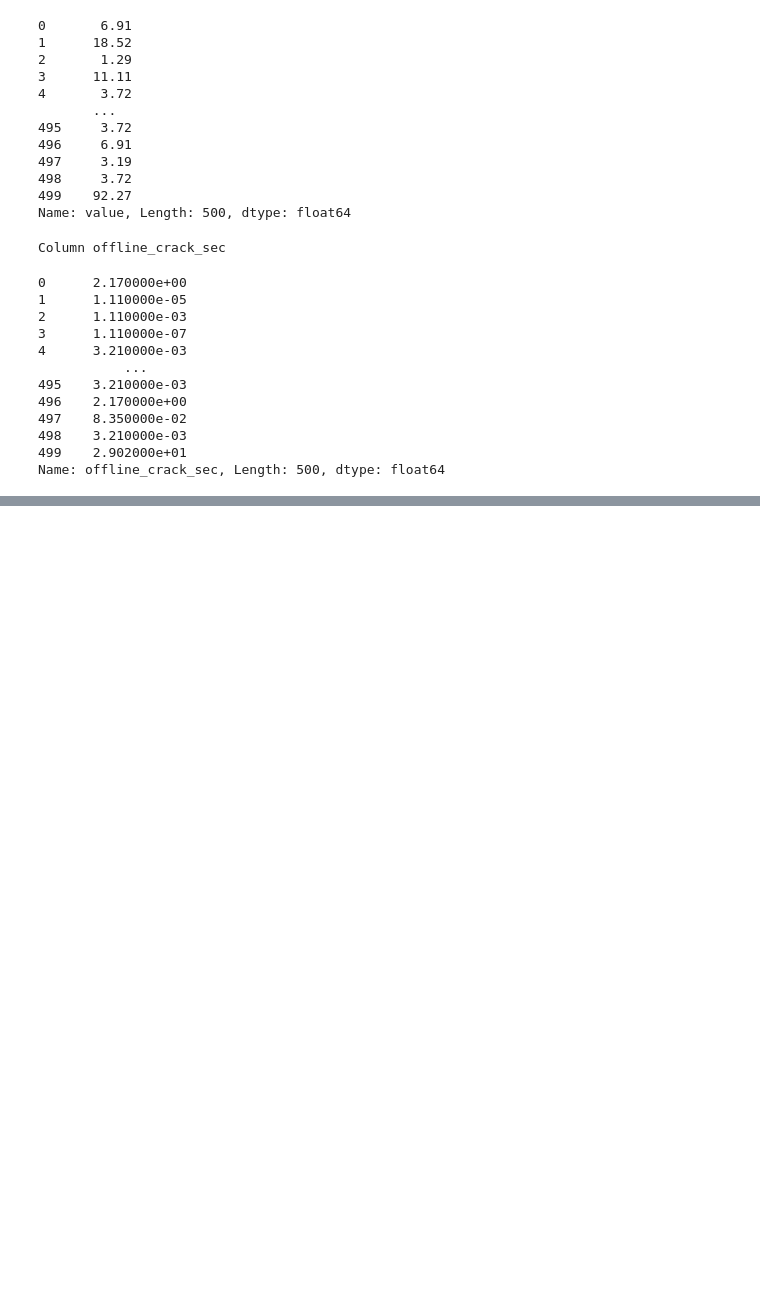
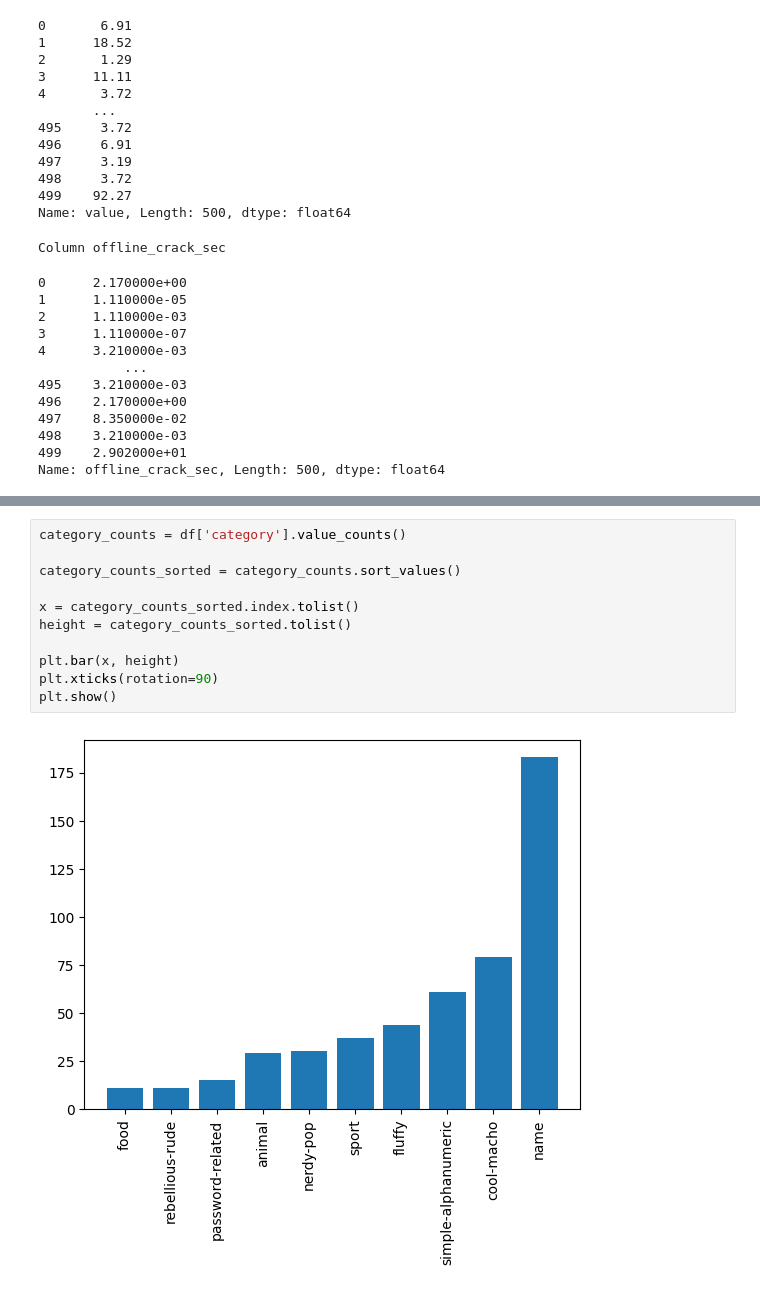
Before and after one commit to GustavoPMarcena/AnaliseIDHMundial_Probabilidade, a Jupyter notebook: main.ipynb, the cells around one changed output, grey strips where cells are left out. Cells and saved outputs as stored; diff of their text form; blank space fills up the shorter version.

```diff
--- a/main.ipynb
+++ b/main.ipynb
@@ -166,0 +256,13 @@ Name: offline_crack_sec, Length: 500, dtype: float64
+# %%
+category_counts = df['category'].value_counts()
+
+category_counts_sorted = category_counts.sort_values()
+
+x = category_counts_sorted.index.tolist()
+height = category_counts_sorted.tolist()
+
+plt.bar(x, height)
+plt.xticks(rotation=90)
+plt.show()
+# %% [output]
+[figure, added]
```
Also changed, not shown: parts of 9 cells of this notebook, 2 other files.
